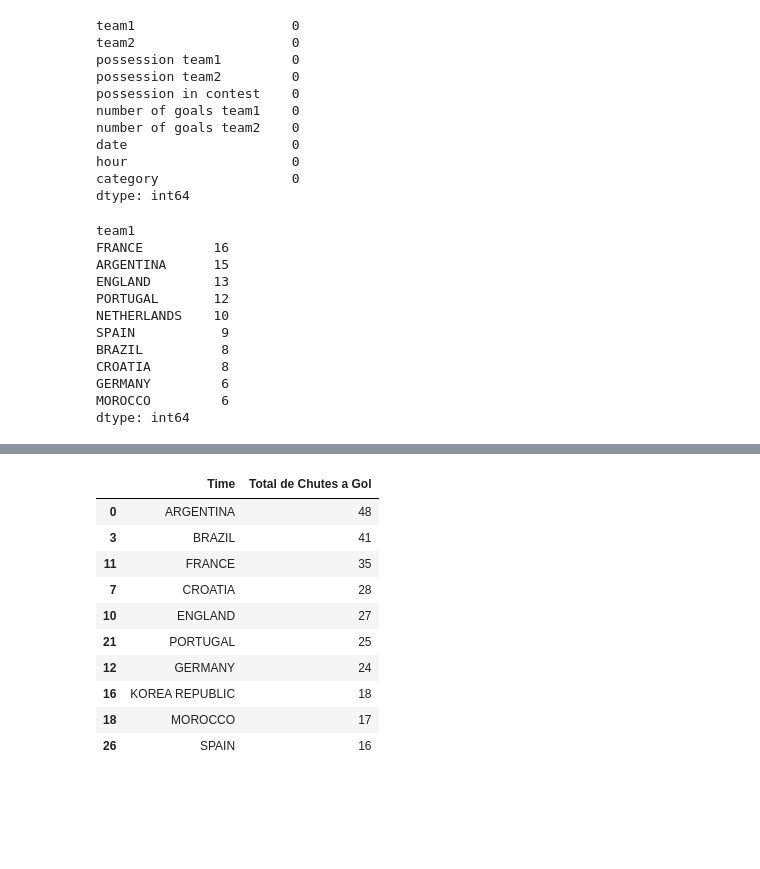
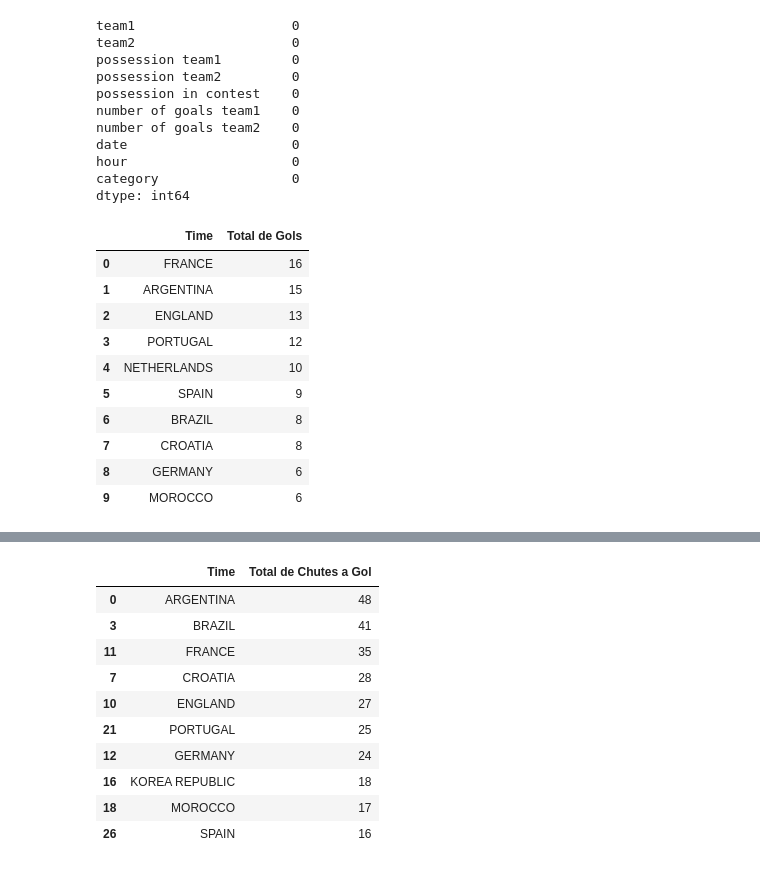
Before and after one commit to denisemasar/project, a Jupyter notebook: project.ipynb, the cells around one changed output, grey strips where cells are left out. Cells and saved outputs as stored; diff of their text form; code cells hidden in the pictures; blank space fills up the shorter version.

```diff
--- a/project.ipynb
+++ b/project.ipynb
@@ -205,32 +205,34 @@ df['total_goals'] = df['number of goals team1'] + df['number of goals team2']
 # %%
 # ==========================================================
 # PERGUNTA 1
 # Quais os times marcaram mais gols? (cite os 10 primeiros)
 # ==========================================================
-# Somar gols do time aparecendo como team1
+
+# Somar gols quando o time aparece como team1
 gols_team1 = df.groupby('team1')['number of goals team1'].sum()
 
-# Somar gols do time aparecendo como team2
+# Somar gols quando o time aparece como team2
 gols_team2 = df.groupby('team2')['number of goals team2'].sum()
 
-# Unir os dois somatórios
+# Somar os dois resultados
 total_gols = gols_team1.add(gols_team2, fill_value=0)
 
-# Mostrar os 10 times com mais gols
-total_gols.sort_values(ascending=False).head(10)
+resultado = total_gols.sort_values(ascending=False).head(10).reset_index()
+resultado.columns = ['Time', 'Total de Gols']
+
+display(resultado)
 # %% [output]
-team1
-FRANCE         16
-ARGENTINA      15
-ENGLAND        13
-PORTUGAL       12
-NETHERLANDS    10
-SPAIN           9
-BRAZIL          8
-CROATIA         8
-GERMANY         6
-MOROCCO         6
-dtype: int64
+|  | Time | Total de Gols |
+| 0 | FRANCE | 16 |
+| 1 | ARGENTINA | 15 |
+| 2 | ENGLAND | 13 |
+| 3 | PORTUGAL | 12 |
+| 4 | NETHERLANDS | 10 |
+| 5 | SPAIN | 9 |
+| 6 | BRAZIL | 8 |
+| 7 | CROATIA | 8 |
+| 8 | GERMANY | 6 |
+| 9 | MOROCCO | 6 |
 # %%
 # ==========================================================
 # PERGUNTA 2
```
Also changed, not shown: parts of 4 cells of this notebook.
